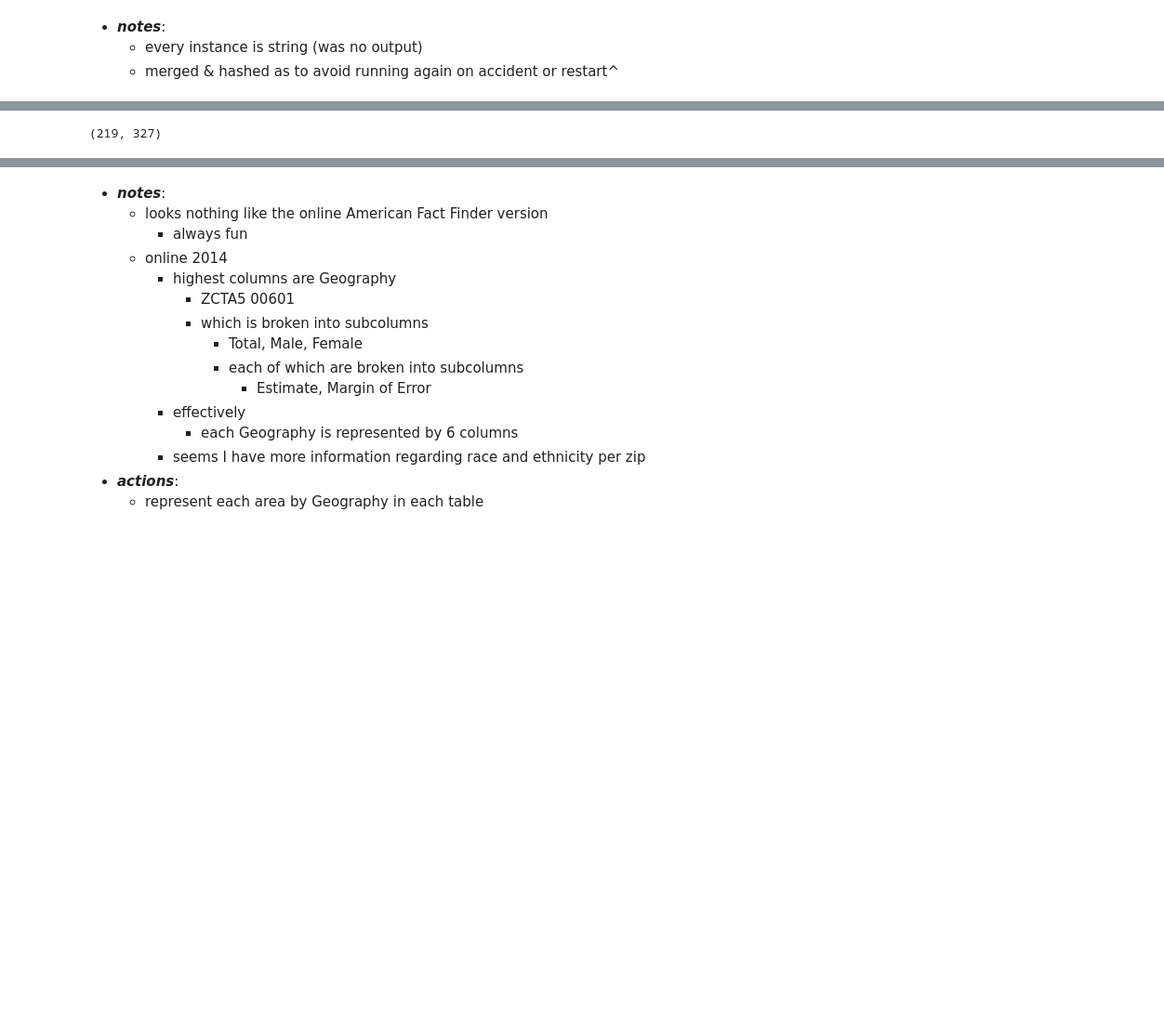
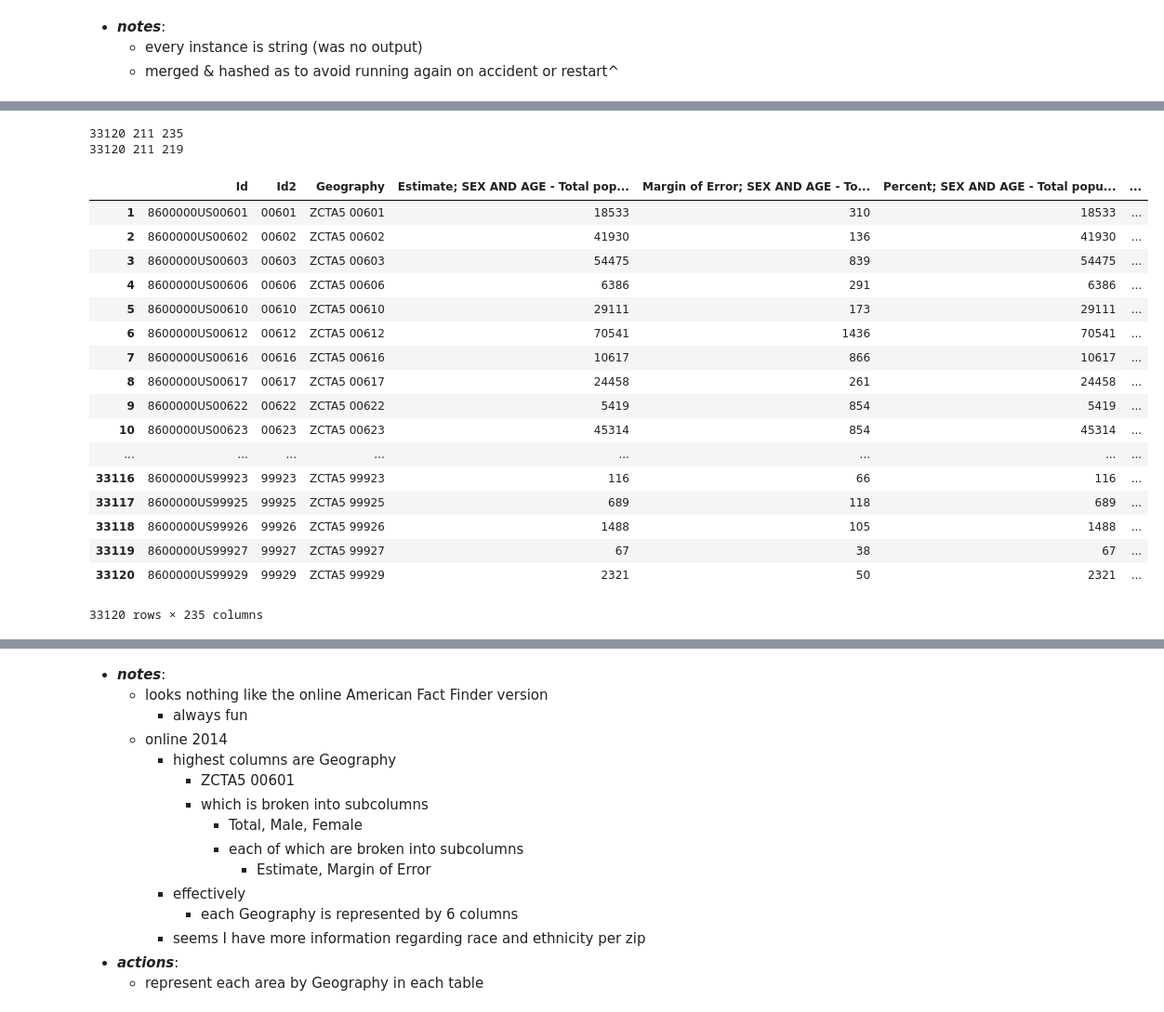
Before and after one commit to gumdropsteve/population_prophet, a Jupyter notebook: exploratory-data-analysis/acs_5yr_2011-2017_age_sex.ipynb, the cells around one changed output, grey strips where cells are left out. Shown at 93% size. Saved outputs shown, nothing was run; the diff lists cells and outputs as text; code cells hidden in the pictures; blank space fills up the shorter version.

Commit message:
conversion formula ready to make and apply, then fit model ; drop columns not in common_tags return 219 (correct) ; keeping columns in common_tags return 211 , len(common_tags)==219

```diff
--- a/exploratory-data-analysis/acs_5yr_2011-2017_age_sex.ipynb
+++ b/exploratory-data-analysis/acs_5yr_2011-2017_age_sex.ipynb
@@ -153,0 +142,20 @@ tags13 = t13.columns  #2013
+# %%
+'''identify columns'''
+# 2011
+tags11 = y11.columns
+# 2012
+tags12 = y12.columns
+#2013
+tags13 = y13.columns
+# 2014
+tags14 = y14.columns
+# 2015
+tags15 = y15.columns
+#2016
+tags16 = y16.columns
+# 2017
+tags17 = y17.columns
+# %%
+'''identify common columns'''
+# collection of columns appearing in all 7 dataframes 2011-2017
+common_tags = [tag for tag in tags17 if tag in tags11 & tags12 & tags13 & tags14 & tags15 & tags16]
@@ -153,0 +165,21 @@ tags13 = t13.columns  #2013
+# %%
+
+'''drop columns not coexisting in all dataframes from each dataframe'''
+# 2011
+t11 = y11[common_tags]  # .set_index('Geography') # y11[['Id','Id2','Geography']]
+
+a_t11 = y11.drop(uncommon_11,axis=1)
+# # 2012
+# t12 = y2k12.copy()
+# # 2013
+# y13 = y2k13.copy()
+# # 2014
+# y14 = y2k14.copy()
+# # 2015
+# y15 = y2k15.copy()
+# # 2016
+# y16 = y2k16.copy()
+# # 2017
+# y17 = y2k17.copy()
+for _ in a_t11.columns:
+    print(_)
@@ -153,0 +204,27 @@ tags13 = t13.columns  #2013
+# %%
+print(len(y11.Geography),len(common_tags),len(t11.iloc[1]))
+print(len(a_t11.Geography),len(common_tags),len(a_t11.iloc[1]))
+# %% [output]
+33120 211 235
+33120 211 219
+# %%
+t11
+# %% [output]
+|  | Id | Id2 | Geography | Estimate; SEX AND AGE - Total pop... | Margin of Error; SEX AND AGE - To... | Percent; SEX AND AGE - Total popu... | ... |
+| 1 | 8600000US00601 | 00601 | ZCTA5 00601 | 18533 | 310 | 18533 | ... |
+| 2 | 8600000US00602 | 00602 | ZCTA5 00602 | 41930 | 136 | 41930 | ... |
+| 3 | 8600000US00603 | 00603 | ZCTA5 00603 | 54475 | 839 | 54475 | ... |
+| 4 | 8600000US00606 | 00606 | ZCTA5 00606 | 6386 | 291 | 6386 | ... |
+| 5 | 8600000US00610 | 00610 | ZCTA5 00610 | 29111 | 173 | 29111 | ... |
+| 6 | 8600000US00612 | 00612 | ZCTA5 00612 | 70541 | 1436 | 70541 | ... |
+| 7 | 8600000US00616 | 00616 | ZCTA5 00616 | 10617 | 866 | 10617 | ... |
+| 8 | 8600000US00617 | 00617 | ZCTA5 00617 | 24458 | 261 | 24458 | ... |
+| 9 | 8600000US00622 | 00622 | ZCTA5 00622 | 5419 | 854 | 5419 | ... |
+| 10 | 8600000US00623 | 00623 | ZCTA5 00623 | 45314 | 854 | 45314 | ... |
+| ... | ... | ... | ... | ... | ... | ... | ... |
+| 33116 | 8600000US99923 | 99923 | ZCTA5 99923 | 116 | 66 | 116 | ... |
+| 33117 | 8600000US99925 | 99925 | ZCTA5 99925 | 689 | 118 | 689 | ... |
+| 33118 | 8600000US99926 | 99926 | ZCTA5 99926 | 1488 | 105 | 1488 | ... |
+| 33119 | 8600000US99927 | 99927 | ZCTA5 99927 | 67 | 38 | 67 | ... |
+| 33120 | 8600000US99929 | 99929 | ZCTA5 99929 | 2321 | 50 | 2321 | ... |
+33120 rows × 235 columns
@@ -154,10 +242,9 @@ tags13 = t13.columns  #2013
 # %%
-# common columns
+'''# common columns
 common_tags = [tag for tag in tags13 if tag in tags11 & tags12]
 # chk chg
 len(common_tags),len(tags13)
+(219, 327)'''
-# %% [output]
-(219, 327)
 # %%
 plz = t11.copy().drop(common_tags,axis=1)
 plz
```
Also changed, not shown: parts of 16 cells of this notebook.
